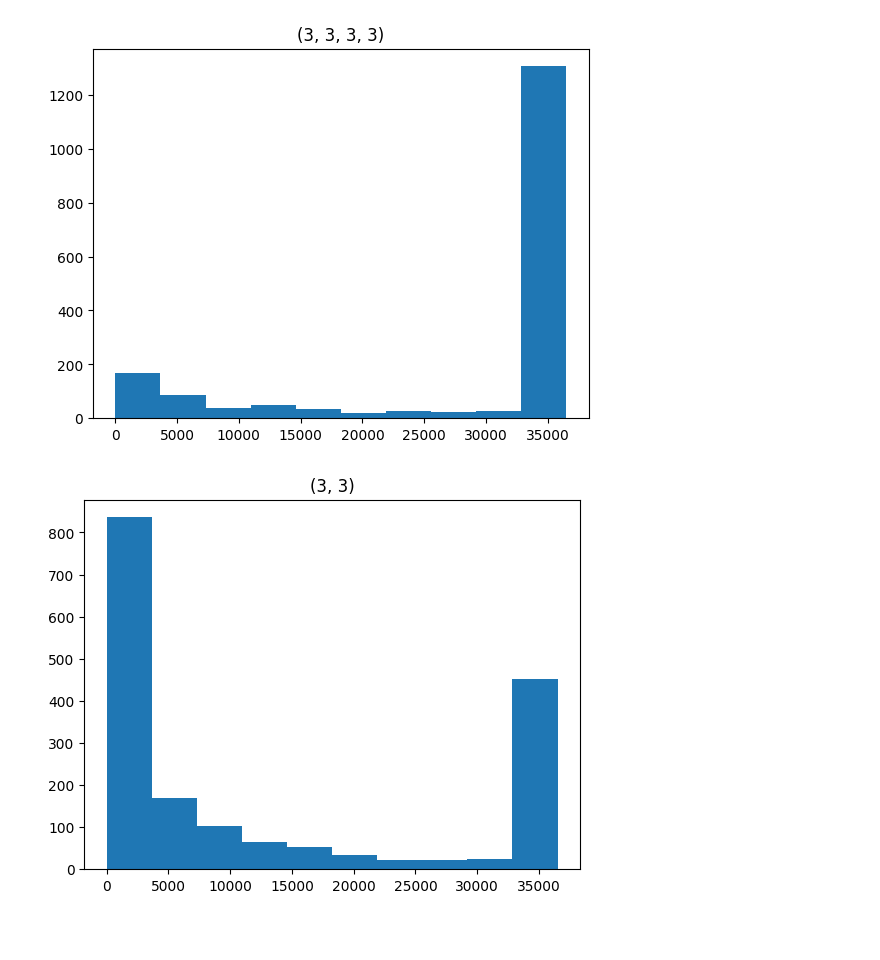
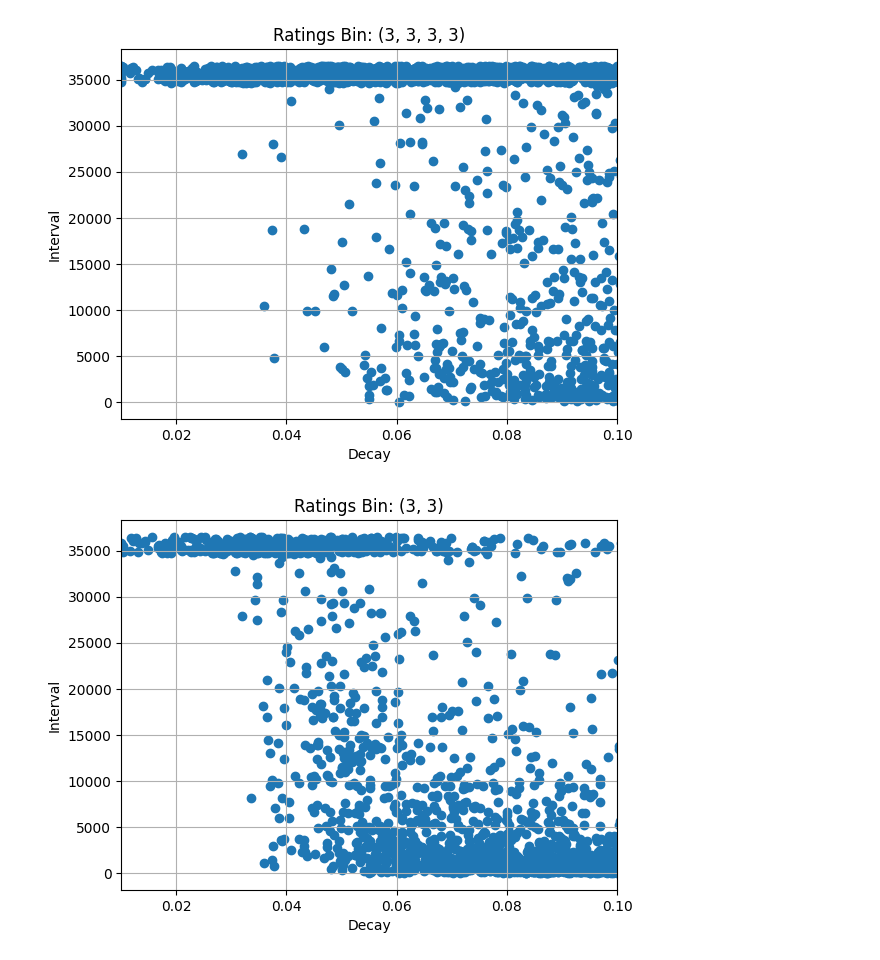
Before and after one commit to Luc-Mcgrady/anki-10k-notebooks, a Jupyter notebook: decay/unclampedDecay.ipynb, the cells around one changed output. Saved outputs shown, nothing was run; the diff lists cells and outputs as text; code cells hidden in the pictures; blank space fills up the shorter version.

```diff
--- a/decay/unclampedDecay.ipynb
+++ b/decay/unclampedDecay.ipynb
@@ -11,7 +10,7 @@ with open("FSRS-6-unclamped-decay.jsonl") as f:
 
 dr = 0.7
 # %%
-example_ratings = {tuple(k): [] for k in [
+example_ratings = [tuple(a) for a in [
     [3, 3, 3, 3],
     [3, 3],
     [1, 3, 3, 3],
@@ -20,22 +19,18 @@ example_ratings = {tuple(k): [] for k in [
     [2],
     [3],
     [4]
-]}
+]]
 
-lower_bound = 0.05
-upper_bound = 0.1
+decay_bins = defaultdict(lambda: [])
 
 for user in tqdm(users):
     params = user["parameters"]["0"]
     decay = params[20]
 
-    if lower_bound > decay or decay > upper_bound:
-        continue
-
     sched = fsrs.Scheduler(params, learning_steps=(), relearning_steps=())
     sched.desired_retention = dr
 
-    for ratings in example_ratings.keys():
+    for ratings in example_ratings:
         card = fsrs.Card()
         now = datetime.now(timezone.utc)
         for rating in ratings:
@@ -43,12 +38,24 @@ for user in tqdm(users):
             card, _ = sched.review_card(card, rating, now)
             now = card.due
         total_time = now - last_review
-        example_ratings[ratings].append(total_time.days)
+        decay_bins[ratings].append((decay, total_time.days))
 # %%
-for key, val in example_ratings.items():
-    plt.hist(val)
-    plt.title(key)
-    plt.show()
+from matplotlib import pyplot as plt
+import numpy as np
+
+max_displayed_decay = 0.1
+
+for decay_bin, ratings in decay_bins.items():
+    decays, intervals = zip(*ratings)
+
+    plt.figure()  # 👈 creates a new figure
+    plt.scatter(decays, intervals)
+    plt.title(f"Ratings Bin: {decay_bin}")
+    plt.xlabel("Decay")
+    plt.xlim((0.01, max_displayed_decay))
+    plt.ylabel("Interval")
+    plt.grid(True)
+    plt.show()  # 👈 ensures it displays in notebook
 # %% [output]
-[figure, old version]
+[figure, new version]
-[figure, old version]
+[figure, new version]
```
Also changed, not shown: parts of 2 cells of this notebook.
